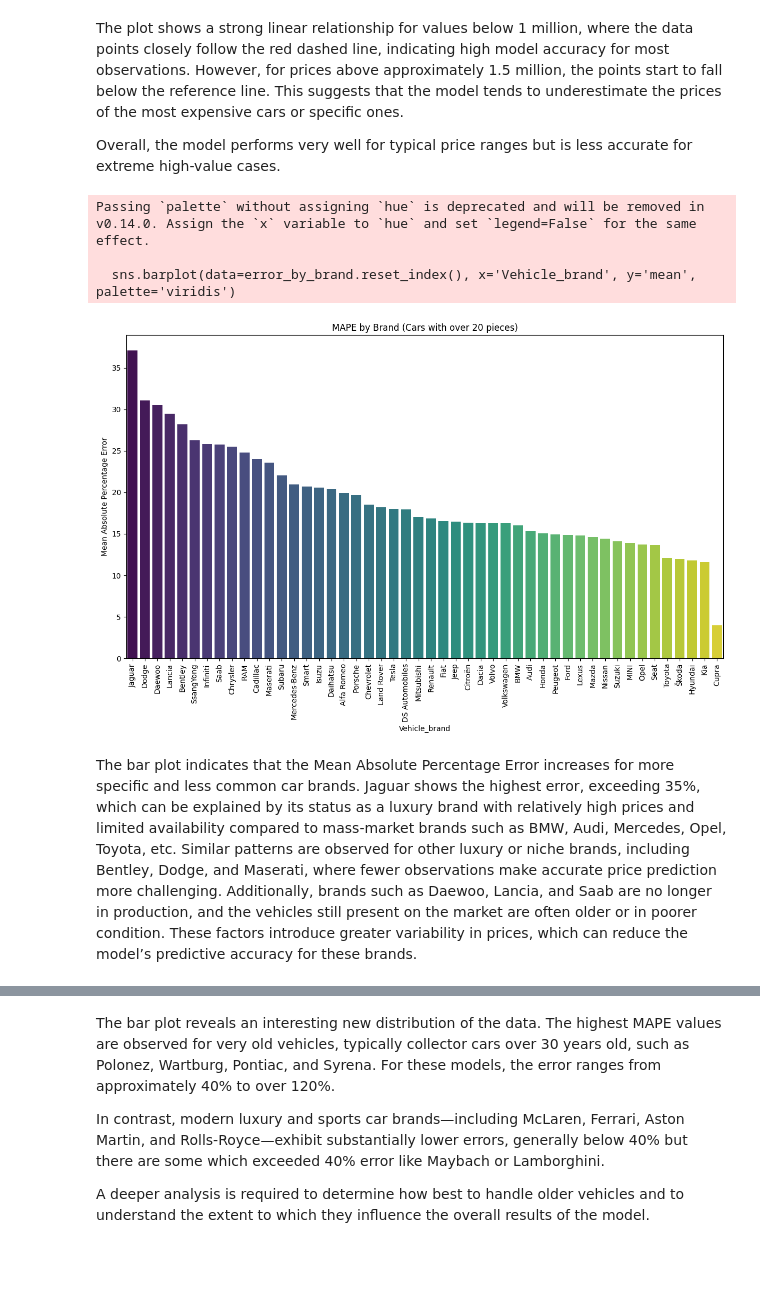
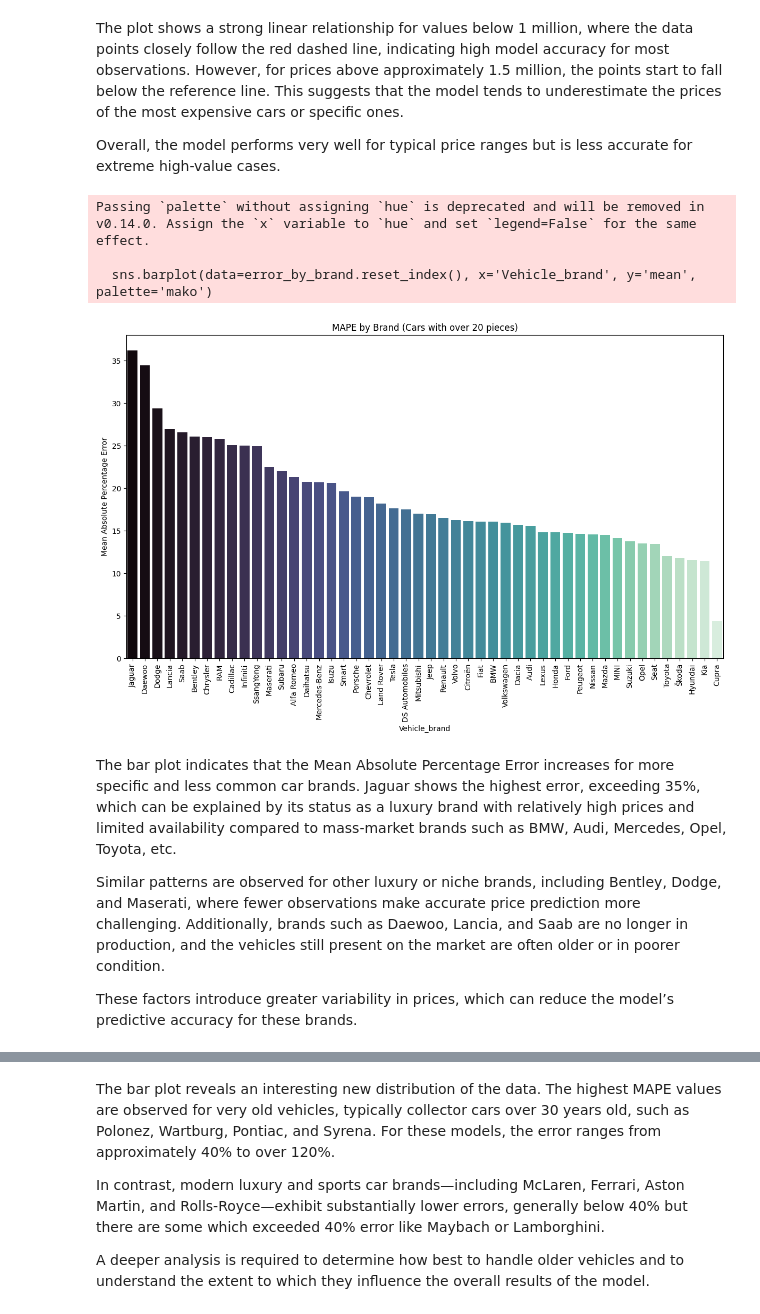
Before and after one commit to Przemsonn05/Cars-Price-Prediction-in-Poland, a Jupyter notebook: notebooks/cars_price_prediction.ipynb, the cells around one changed output, grey strips where cells are left out. Drawn from its saved outputs; the diff is of its cells as text; code cells hidden in the pictures; blank space fills up the shorter version.

```diff
--- a/notebooks/cars_price_prediction.ipynb
+++ b/notebooks/cars_price_prediction.ipynb
@@ -1018,6 +1037,7 @@ def objective(trial):
 
     return -scores.mean()
 # %%
-study = optuna.create_study(direction='minimize')
+sampler = optuna.samplers.TPESampler(seed=42)
+study = optuna.create_study(direction='minimize', sampler=sampler)
 study.optimize(objective, n_trials=50)
 # %% [output]
@@ -1150,30 +1170,34 @@ The plot shows a strong linear relationship for values below 1 million, where th
 # %%
 #Made a division to visualize MAPE in popular vs rare cars
 test_df = X_test.copy()
 test_df['actual'] = y_test
 test_df['predicted'] = y_pred_xgb
 test_df['error'] = np.abs(test_df['actual'] - test_df['predicted'])
 test_df['error_pct'] = test_df['error'] / test_df['actual'] * 100
 
 error_by_brand = test_df.groupby('Vehicle_brand')['error_pct'].agg(['mean', 'count']).sort_values(by='mean', ascending=False)
 error_by_brand = error_by_brand[error_by_brand['count'] > 20]
 
 plt.figure(figsize=(12, 8))
-sns.barplot(data=error_by_brand.reset_index(), x='Vehicle_brand', y='mean', palette='viridis')
+sns.barplot(data=error_by_brand.reset_index(), x='Vehicle_brand', y='mean', palette='mako')
 plt.xticks(rotation=90)
 plt.title('MAPE by Brand (Cars with over 20 pieces)')
 plt.ylabel('Mean Absolute Percentage Error')
 
 plt.tight_layout()
 plt.savefig('../images/MAPE_by_Brandv1', dpi=300, bbox_inches='tight')
 plt.show()
 # %% [output]
 Passing `palette` without assigning `hue` is deprecated and will be removed in v0.14.0. Assign the `x` variable to `hue` and set `legend=False` for the same effect.
 
-  sns.barplot(data=error_by_brand.reset_index(), x='Vehicle_brand', y='mean', palette='viridis')
+  sns.barplot(data=error_by_brand.reset_index(), x='Vehicle_brand', y='mean', palette='mako')
-[figure, old version]
+[figure, new version]
 # %% [markdown]
-The bar plot indicates that the Mean Absolute Percentage Error increases for more specific and less common car brands. Jaguar shows the highest error, exceeding 35%, which can be explained by its status as a luxury brand with relatively high prices and limited availability compared to mass-market brands such as BMW, Audi, Mercedes, Opel, Toyota, etc. Similar patterns are observed for other luxury or niche brands, including Bentley, Dodge, and Maserati, where fewer observations make accurate price prediction more challenging. Additionally, brands such as Daewoo, Lancia, and Saab are no longer in production, and the vehicles still present on the market are often older or in poorer condition. These factors introduce greater variability in prices, which can reduce the model’s predictive accuracy for these brands.
+The bar plot indicates that the Mean Absolute Percentage Error increases for more specific and less common car brands. Jaguar shows the highest error, exceeding 35%, which can be explained by its status as a luxury brand with relatively high prices and limited availability compared to mass-market brands such as BMW, Audi, Mercedes, Opel, Toyota, etc.
+
+Similar patterns are observed for other luxury or niche brands, including Bentley, Dodge, and Maserati, where fewer observations make accurate price prediction more challenging. Additionally, brands such as Daewoo, Lancia, and Saab are no longer in production, and the vehicles still present on the market are often older or in poorer condition.
+
+These factors introduce greater variability in prices, which can reduce the model’s predictive accuracy for these brands.
 # %%
 #Made a division to visualize MAPE in popular vs rare cars v2
 test_df = X_test.copy()
```
Also changed, not shown: parts of 27 cells of this notebook, 17 other files.
